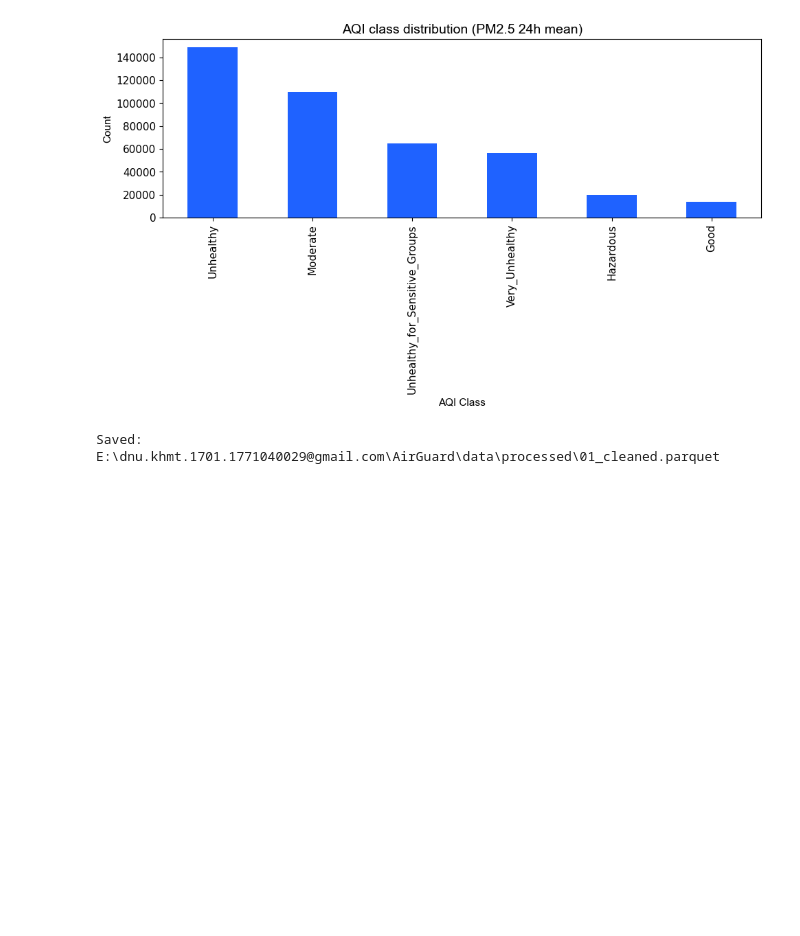
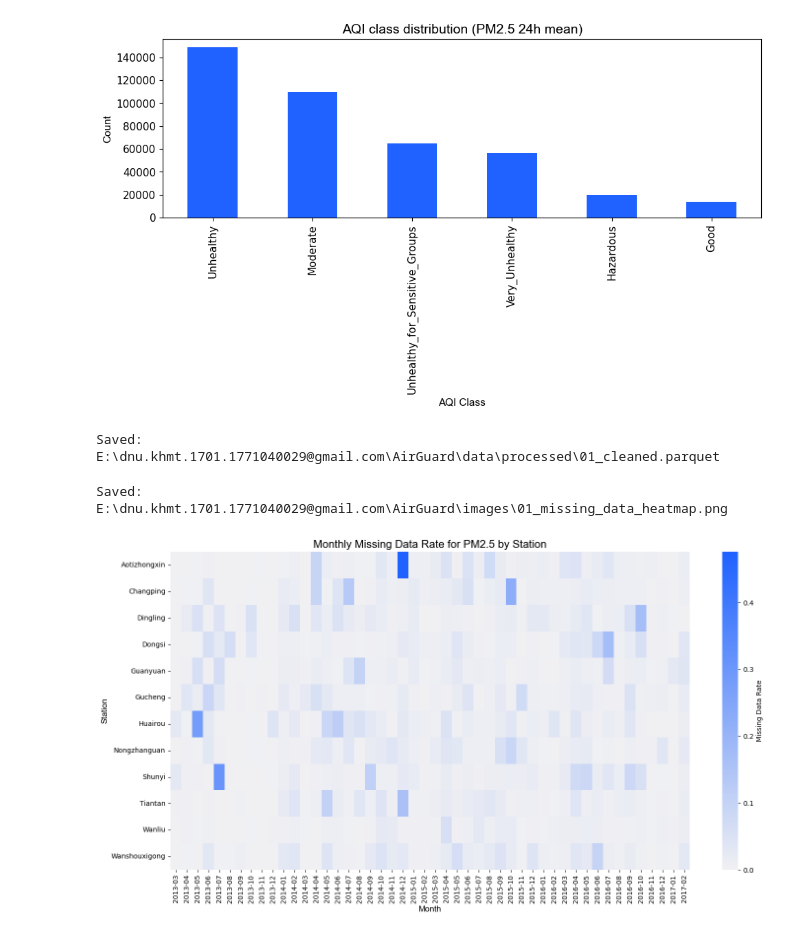
Before and after one commit to ThanhTung-KHMT-1701/AirGuard, a Jupyter notebook: notebooks/01_preprocessing_and_eda.ipynb, the cells around one changed output. Drawn from its saved outputs; the diff is of its cells as text; code cells hidden in the pictures; blank space fills up the shorter version.

```diff
--- a/notebooks/01_preprocessing_and_eda.ipynb
+++ b/notebooks/01_preprocessing_and_eda.ipynb
@@ -162,3 +162,47 @@ df.to_parquet(OUT_PATH, index=False)
 print('Saved:', OUT_PATH)
 # %% [output]
 Saved: E:\dnu.khmt.1701.1771040029@gmail.com\AirGuard\data\processed\01_cleaned.parquet
+# %%
+import seaborn as sns
+import matplotlib.pyplot as plt
+
+# Tạo một bảng pivot để xem xét mô hình dữ liệu bị thiếu theo thời gian cho mỗi trạm
+# Chúng ta sẽ tập trung vào PM2.5 là biến chính
+pm25_pivot = df.pivot_table(index='datetime', columns='station', values='PM2.5')
+
+# Lấy mẫu lại theo tháng và tính toán tỷ lệ dữ liệu bị thiếu cho mỗi tháng
+# .isna() tạo ra một ma trận boolean, .resample('M').mean() tính toán giá trị trung bình hàng tháng của các giá trị True (dữ liệu bị thiếu)
+missing_monthly = pm25_pivot.isna().resample('M').mean()
+
+# Chuyển vị để có hình ảnh trực quan tốt hơn (các trạm trên trục y)
+missing_monthly = missing_monthly.transpose()
+
+# Tạo heatmap
+fig, ax = plt.subplots(figsize=(15, 8))
+sns.heatmap(
+    missing_monthly,
+    cmap=sns.color_palette("light:#1F62FF", as_cmap=True), # Gradient màu xanh dương
+    ax=ax,
+    cbar_kws={'label': 'Missing Data Rate'}
+)
+
+# Định dạng
+ax.set_title('Monthly Missing Data Rate for PM2.5 by Station', fontsize=16, fontfamily='Arial')
+ax.set_xlabel('Month', fontsize=12, fontfamily='Arial')
+ax.set_ylabel('Station', fontsize=12, fontfamily='Arial')
+
+# Định dạng nhãn trục x để hiển thị Năm-Tháng
+xticklabels = [item.strftime('%Y-%m') for item in missing_monthly.columns]
+ax.set_xticklabels(xticklabels, rotation=90, ha='center')
+
+plt.tight_layout(pad=1.5)
+
+# Lưu biểu đồ
+save_path = IMAGES_PATH / '01_missing_data_heatmap.png'
+plt.savefig(save_path, dpi=300, bbox_inches='tight')
+print(f'Saved: {save_path}')
+
+plt.show()
+# %% [output]
+Saved: E:\dnu.khmt.1701.1771040029@gmail.com\AirGuard\images\01_missing_data_heatmap.png
+[figure, added]
```
Also changed, not shown: 24 other files.
